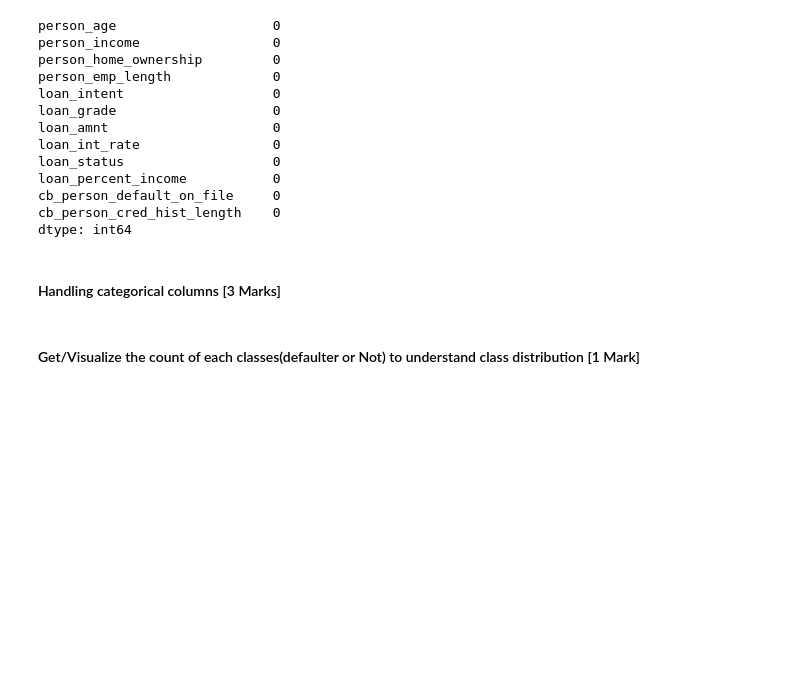
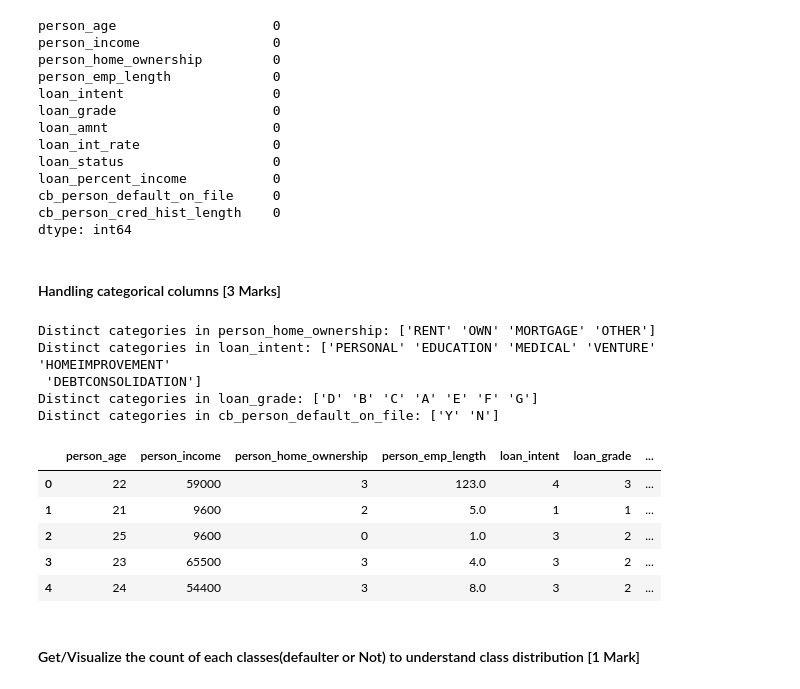
Before and after one commit to TSChallenges/npci-mlops-playground-challenge-4-jamisettidurgabhavani, a Jupyter notebook: ML_Classification_Model_Building.ipynb, the cells around one changed output. Drawn from its saved outputs; the diff is of its cells as text; code cells hidden in the pictures; blank space fills up the shorter version.

Commit message:
handling categorical values has been completed

```diff
--- a/ML_Classification_Model_Building.ipynb
+++ b/ML_Classification_Model_Building.ipynb
@@ -218,18 +218,39 @@ dtype: int64
 # %%
 # Check for categorical columns
 # ToDo
+categorical_cols = df.select_dtypes(include=['object']).columns
 # %%
 # Get the distinct categories present in each categorical column
 # ToDo
+for col in categorical_cols:
+    print(f"Distinct categories in {col}: {df[col].unique()}")
+# %% [output]
+Distinct categories in person_home_ownership: ['RENT' 'OWN' 'MORTGAGE' 'OTHER']
+Distinct categories in loan_intent: ['PERSONAL' 'EDUCATION' 'MEDICAL' 'VENTURE' 'HOMEIMPROVEMENT'
+ 'DEBTCONSOLIDATION']
+Distinct categories in loan_grade: ['D' 'B' 'C' 'A' 'E' 'F' 'G']
+Distinct categories in cb_person_default_on_file: ['Y' 'N']
 # %%
 # Create dictionaries to map categorical values to numbers. OR Use LabelEncoder
 # ToDo
+from sklearn.preprocessing import LabelEncoder
+le = LabelEncoder()
 # %%
 # Map categorical values to numbers using respective dictionaries
 # ToDo
+for col in categorical_cols:
+    df[col] = le.fit_transform(df[col])
 # %%
 # Display the data to observe the changes
 # ToDo
+df.head()
+# %% [output]
+|  | person_age | person_income | person_home_ownership | person_emp_length | loan_intent | loan_grade | ... |
+| 0 | 22 | 59000 | 3 | 123.0 | 4 | 3 | ... |
+| 1 | 21 | 9600 | 2 | 5.0 | 1 | 1 | ... |
+| 2 | 25 | 9600 | 0 | 1.0 | 3 | 2 | ... |
+| 3 | 23 | 65500 | 3 | 4.0 | 3 | 2 | ... |
+| 4 | 24 | 54400 | 3 | 8.0 | 3 | 2 | ... |
 # %% [markdown]
 #### Get/Visualize the count of each classes(defaulter or Not) to understand class distribution [1 Mark]
 # %%
```
